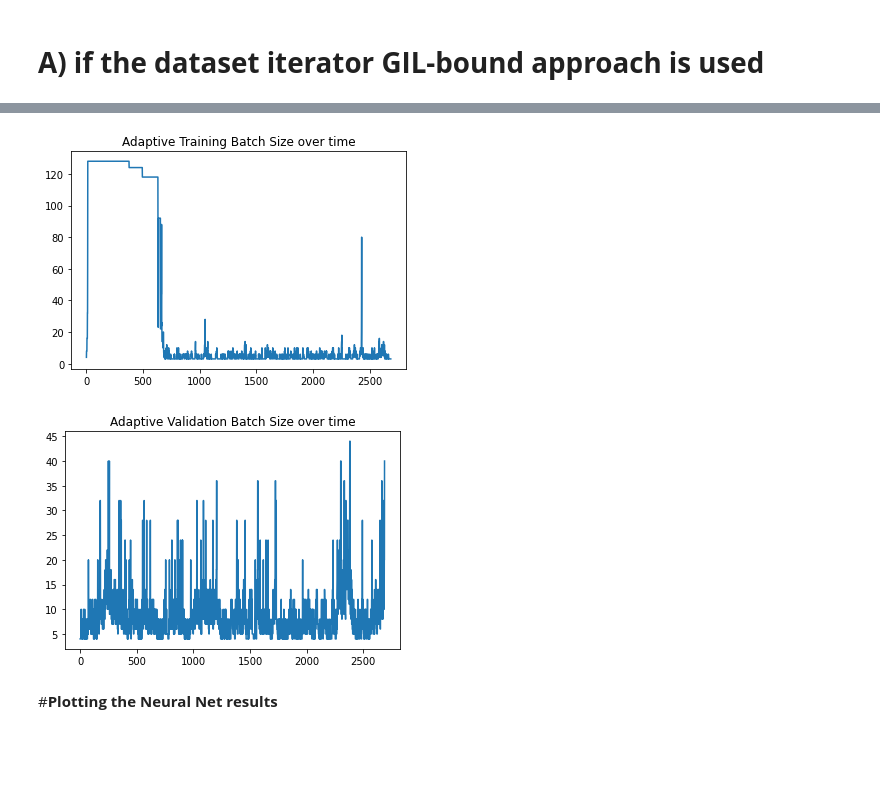
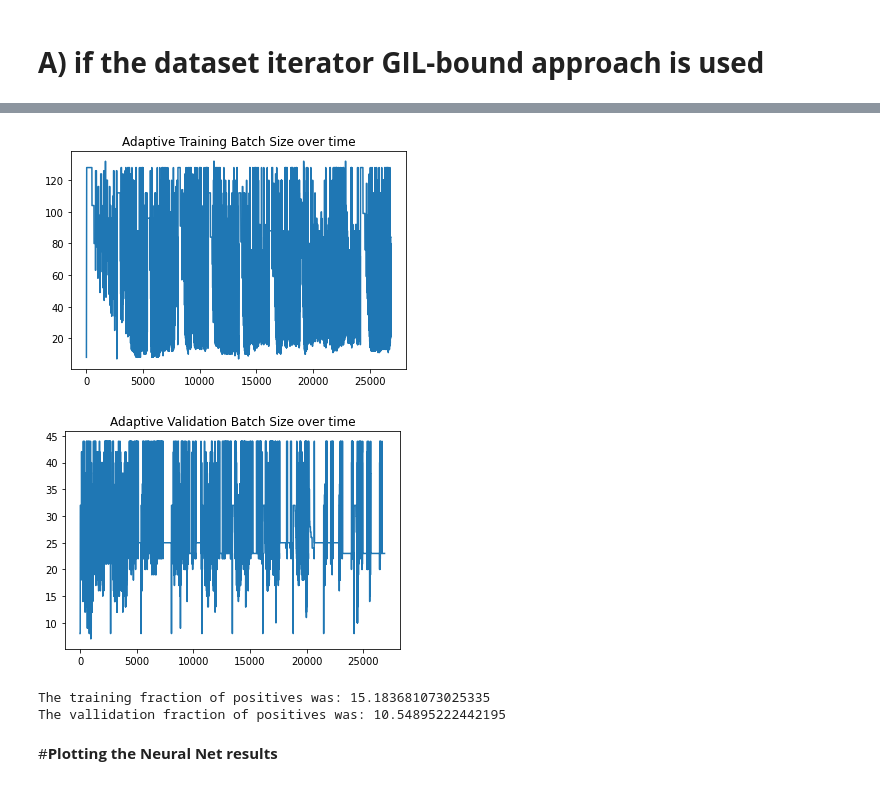
Before and after one commit to GastonMazzei/TraceMeOut, a Jupyter notebook: utils/TraceMeOut_4GoogleColab.ipynb, the cells around one changed output, grey strips where cells are left out. Drawn from its saved outputs; the diff is of its cells as text; code cells hidden in the pictures; blank space fills up the shorter version.

```diff
--- a/utils/TraceMeOut_4GoogleColab.ipynb
+++ b/utils/TraceMeOut_4GoogleColab.ipynb
@@ -89,7 +93,7 @@ DROP3 = 0.3
 # Training parameters
 VAL=0.25
 BATCH=128
-EPOCHS=50
+EPOCHS=10
 L=5 # a length used to generate random data just for testing
 LR=0.05
 SAMPLES = 30
@@ -426,5 +433,5 @@ if DATASET_ITERATOR_APPROACH:
 # %%
-if not DATASET_ITERATOR_APPROACH:
+if not DATASET_ITERATOR_APPROACH and not BYPASS_PREVIOUS_SECTION:
 
   # Define effective-Lengths (eL). Recall that for each data we have a positive(+) and negative(-) sample
   eLTR = 2*LTR
@@ -517,7 +540,14 @@ if not DATASET_ITERATOR_APPROACH:
 # %%
-if not DATASET_ITERATOR_APPROACH:
+if BYPASS_PREVIOUS_SECTION or not DATASET_ITERATOR_APPROACH:
 
   print(f'About to train! :-)')
+  if BYPASS_PREVIOUS_SECTION:
+    from google.colab import drive
+    drive.mount('/content/drive')
+    BASEDIR = 'drive/MyDrive/TraceMeOut/'
+    train_file_paths = [BASEDIR + x for x in os.listdir(BASEDIR) if 'train' in x]
+    val_file_paths = [BASEDIR + x for x in os.listdir(BASEDIR) if 'val' in x]
+    print('correctly gathered the GoogleDrive data :-)')
 
   tfr_dataset = tf.data.TFRecordDataset(train_file_paths, num_parallel_reads=4)
   dataset = tfr_dataset.map(_parse_tfr_element)
@@ -530,6 +560,8 @@ if not DATASET_ITERATOR_APPROACH:
   UPPER_BATCH_LIMIT = LTR//10 # Max batch size for our 'adaptive algorithm' (Validation set)
   PROBA_INCREASE = 0.5
   BPATH = []
+  yplus_train = []
+  yplus_val = []
   BPATH_val = []
   times = [np.inf]
   times_val = [np.inf]
@@ -537,7 +569,7 @@ if not DATASET_ITERATOR_APPROACH:
   counter = 0
   characteristic_time = []
   characteristic_time_val = []
-
+  print('about to start the loop...')
   for Ep in range(EPOCHS):
 
     tepoch0 = time.time()
@@ -597,17 +629,8 @@ if not DATASET_ITERATOR_APPROACH:
         times.append((tafter - t0))
         starting = True
         counter = 0
+        yplus_train += [(np.sum(np.asarray(Y)[:,1]),len(Y))]
       counter += 1
-
-      if (i+1)%B==0:
-        xdata = [X0a,X0b,X1a,X1b,X2a,X2b,X3a,X3b]
-        with tf.GradientTape() as tape:
-            logits = model(xdata, training=True)
-            loss_value = model.loss(Y, logits)
-        grads = tape.gradient(loss_value, model.trainable_weights)
-        model.optimizer.apply_gradients(zip(grads, model.trainable_weights))
-        starting = True
-
 
 
     starting = True
@@ -662,12 +685,12 @@ if not DATASET_ITERATOR_APPROACH:
         times_val.append((tafter - t0))
         starting = True
         counter = 0
+        yplus_val += [(np.sum(np.asarray(Y)[:,1]),len(Y))]
       counter += 1
 
     # Time report
     tfinal = time.time()
     print(f'Time for Epoch {Ep} and batch size {B} has been {tfinal-tepoch0} seconds')
-    break
 
   print('Finished training! :-)')
 # %% [output]
@@ -676,18 +711,41 @@ Time for Epoch 0 and batch size 40 has been 1364.0940389633179 seconds
 Finished training! :-)
 # %%
-# Plot the batch size over time :-)
-plt.plot(BPATH)
-plt.title('Adaptive Training Batch Size over time')
-plt.show()
-plt.plot(BPATH_val)
-plt.title('Adaptive Validation Batch Size over time')
-plt.show()
+if BYPASS_PREVIOUS_SECTION or not DATASET_ITERATOR_APPROACH:
+  # Plot the batch size over time :-)
+  plt.plot(BPATH)
+  plt.title('Adaptive Training Batch Size over time')
+  plt.show()
+  plt.plot(BPATH_val)
+  plt.title('Adaptive Validation Batch Size over time')
+  plt.show()
 # %% [output]
-[figure, old version]
+[figure, new version]
-[figure, old version]
+[figure, new version]
 # %%
 # Process the metrics into the correct format
-if not DATASET_ITERATOR_APPROACH:
+if BYPASS_PREVIOUS_SECTION or not DATASET_ITERATOR_APPROACH:
+
+  # How unbalanced was the database? For the training dataset
+  train_unbalance = 0
+  S,T = 0,0
+  for yp in yplus_train:
+    T += yp[1]
+    S += yp[0]*yp[1]
+  train_unbalance = S / T
+
+
+  # How unbalanced was the database? For the validation dataset
+  val_unbalance = 0
+  S,T = 0,0
+  for yp in yplus_val:
+    T += yp[1]
+    S += yp[0]*yp[1]
+  val_unbalance = S / T
+
+  print(f'The training fraction of positives was: {train_unbalance}')
+  print(f'The vallidation fraction of positives was: {val_unbalance}')
+
+  # Postprocess TFRecord data :-)
   ks = list(METRICS.keys())
   PROCESSED_METRICS = {}
   for k in ks:
@@ -696,6 +754,9 @@ if not DATASET_ITERATOR_APPROACH:
       S = sum(x[1] for x in y)
       R = sum([x[0] * x[1] / S for x in y])
       PROCESSED_METRICS[k].append(R)
+# %% [output]
+The training fraction of positives was: 15.183681073025335
+The vallidation fraction of positives was: 10.54895222442195
 # %% [markdown]
 #<b>Plotting the Neural Net results</b>
 # %%
```
Also changed, not shown: parts of 13 cells of this notebook.
